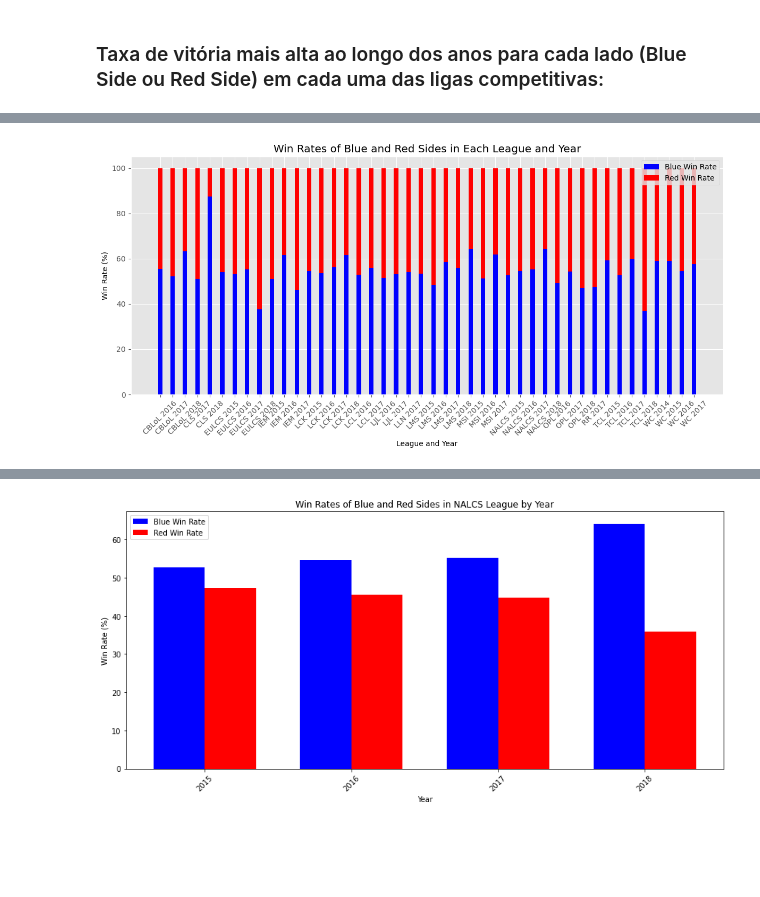
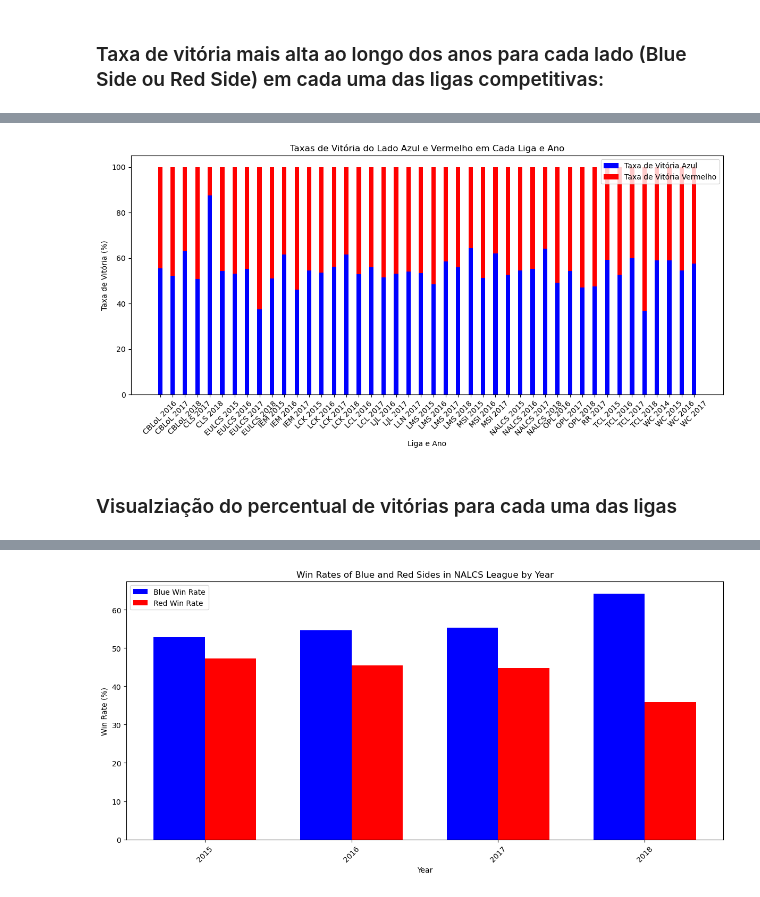
Before and after one commit to luccasilva/icd-lol, a Jupyter notebook: TP.ipynb, the cells around one changed output, grey strips where cells are left out. Cells and saved outputs as stored; diff of their text form; code cells hidden in the pictures; blank space fills up the shorter version.

```diff
--- a/TP.ipynb
+++ b/TP.ipynb
@@ -332,23 +328,24 @@ Lado com mais vitórias ao longo dos anos: Azul
 # %% [markdown]
 ### Taxa de vitória mais alta ao longo dos anos para cada lado (Blue Side ou Red Side) em cada uma das ligas competitivas:
 # %%
-# Group the data by league
+# Dados por liga
 grouped_data = lol_data.groupby('League')
 
-# Iterate over each league
+# Iteração sobre cada liga e seu respectivo grupo de dados
 for league, group in grouped_data:
-    # Calculate the win rate for each side (Red and Blue)
+
+    # Cálculo da taxa de vitória do lado Azul para a liga atual
     blue_win_rate = (group['bResult'].sum() / len(group)) * 100
+
+    # Cálculo da taxa de vitória do lado Vermelho para a liga atual
     red_win_rate = (group['rResult'].sum() / len(group)) * 100
 
-    # Determine the side with the highest win rate
     if blue_win_rate > red_win_rate:
-        winning_side = 'Blue'
+        winning_side = 'Azul'
         win_rate = blue_win_rate
     else:
-        winning_side = 'Red'
+        winning_side = 'Vermelho'
         win_rate = red_win_rate
 
-    # Print the result for the current league
-    print(f"In {league}, the {winning_side} side has the highest win rate: {win_rate}% \n")
+    print(f"Na liga {league}, o lado com a maior taxa de vitória é o {winning_side}: {win_rate}% \n")
 # %% [output]
@@ -470,36 +473,39 @@ In WC 2017, the Blue side win rate: 57.50% and the Red side win rate: 42.50%
 # %%
-# Group the data by league and year
+# Dados por liga (League) e ano (Year)
 grouped_data = lol_data.groupby(['League', 'Year'])
 
-# Initialize lists to store win rates, league names, and years
 blue_win_rates = []
 red_win_rates = []
 leagues_years = []
 
-# Iterate over each league and year
+# Combinação de liga e ano para verificiar o % de Wins
 for (league, year), group in grouped_data:
-    # Calculate the win rate for each side (Red and Blue)
     blue_win_rate = (group['bResult'].sum() / len(group)) * 100
     red_win_rate = (group['rResult'].sum() / len(group)) * 100
 
-    # Store the win rates, league names, and years
     blue_win_rates.append(blue_win_rate)
     red_win_rates.append(red_win_rate)
     leagues_years.append(f"{league} {year}")
 
-# Plotting the bar chart
+
 plt.figure(figsize=(12, 6))
+
 x = range(len(leagues_years))
 width = 0.35
-plt.bar(x, blue_win_rates, width, label='Blue Win Rate', color='blue')
-plt.bar(x, red_win_rates, width, label='Red Win Rate', color='red', bottom=blue_win_rates)
+plt.bar(x, blue_win_rates, width, label='Taxa de Vitória Azul', color='blue')
+plt.bar(x, red_win_rates, width, label='Taxa de Vitória Vermelho', color='red', bottom=blue_win_rates)
+
 plt.xticks(x, leagues_years, rotation=45)
-plt.xlabel('League and Year')
-plt.ylabel('Win Rate (%)')
-plt.title('Win Rates of Blue and Red Sides in Each League and Year')
+plt.xlabel('Liga e Ano')
+plt.ylabel('Taxa de Vitória (%)')
+plt.title('Taxas de Vitória do Lado Azul e Vermelho em Cada Liga e Ano')
+
 plt.legend()
 plt.tight_layout()
+
 plt.show()
 # %% [output]
-[figure, old version]
+[figure, new version]
+# %% [markdown]
+### Visualziação do percentual de vitórias para cada uma das ligas
 # %%
```
Also changed, not shown: parts of 33 cells of this notebook.
